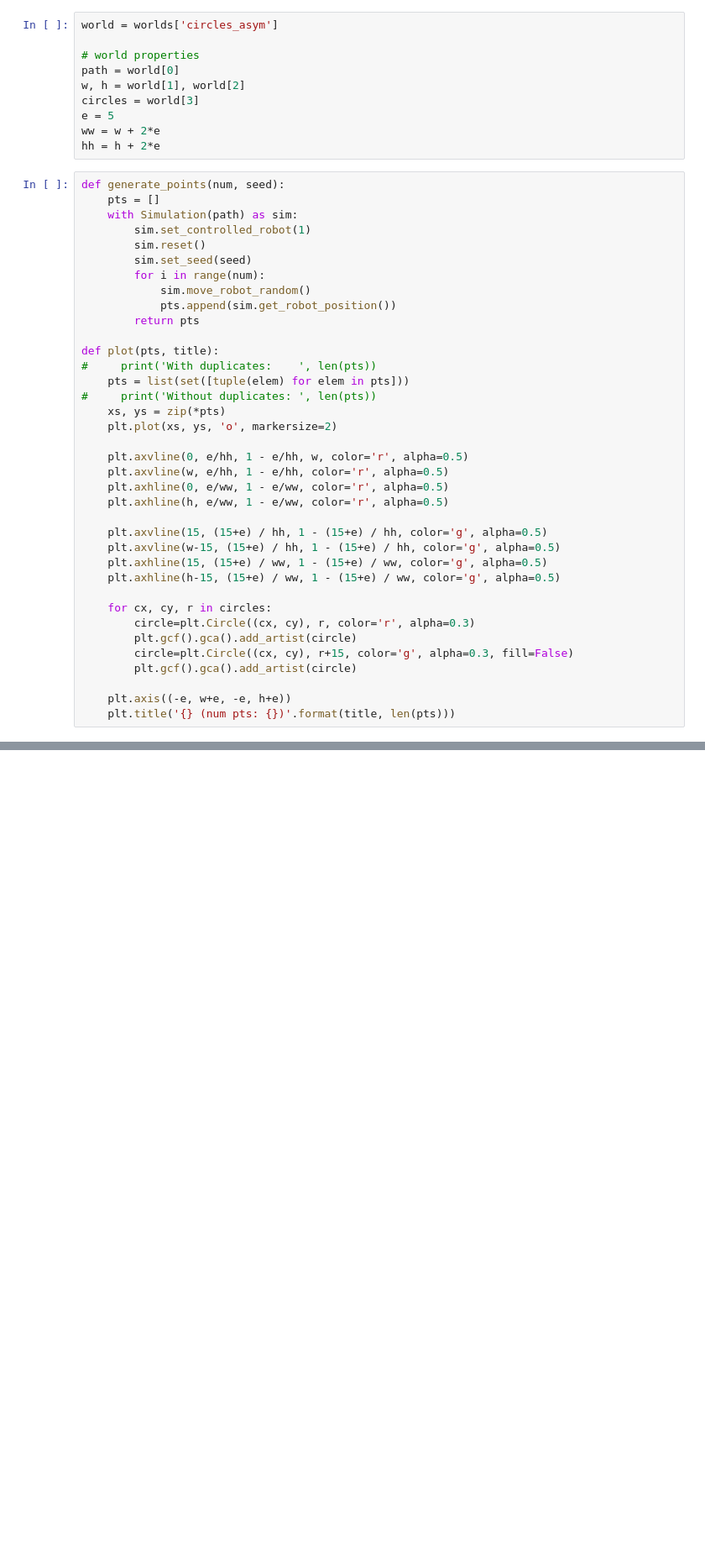
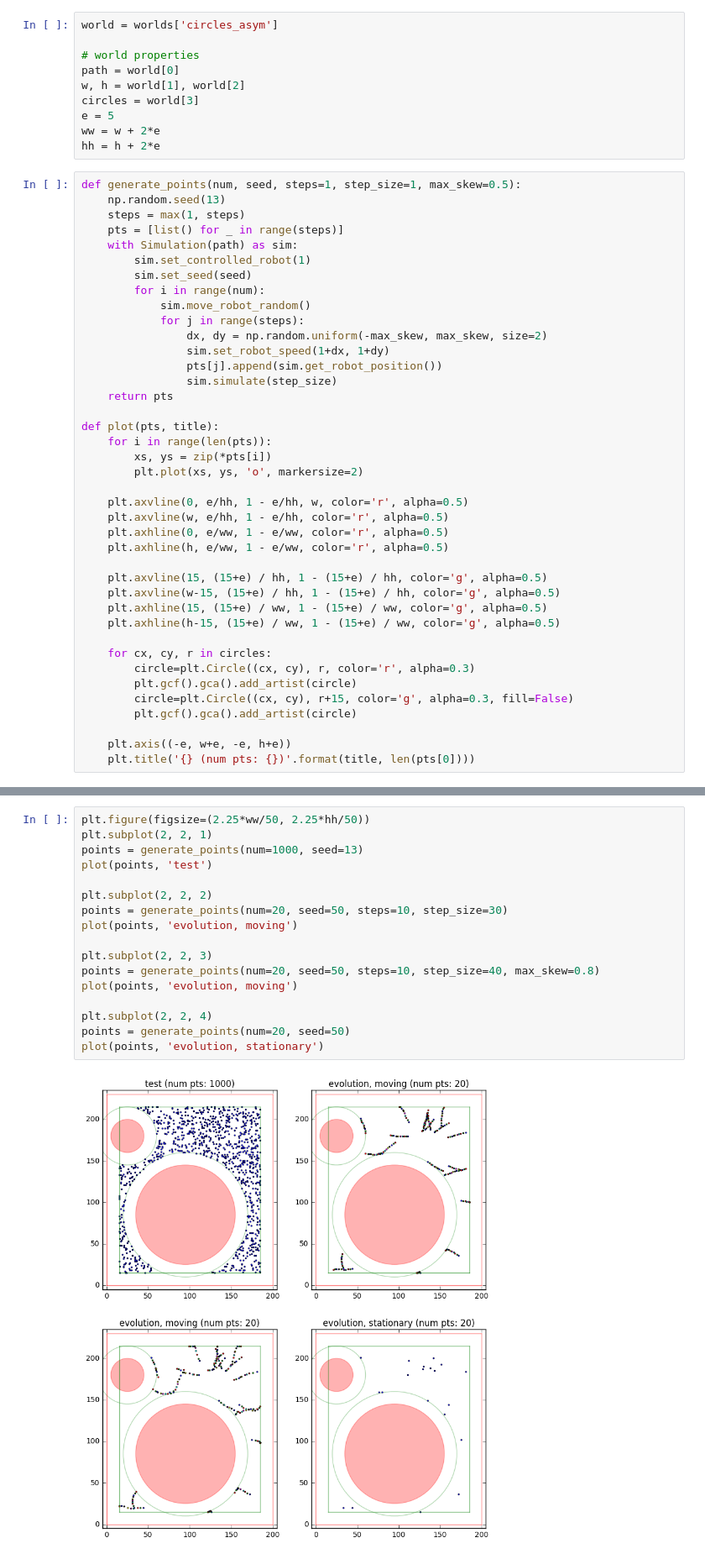
Before and after one commit to Ewande/private-research, a Jupyter notebook: master_thesis/starting_points.ipynb, the cells around one changed output, grey strips where cells are left out. Shown: that part at 84% size. Drawn from its saved outputs; the diff is of its cells as text; blank space fills up the shorter version.

Commit message:
visualize moving points

```diff
--- a/master_thesis/starting_points.ipynb
+++ b/master_thesis/starting_points.ipynb
@@ -30,23 +30,26 @@ e = 5
 ww = w + 2*e
 hh = h + 2*e
 # %%
-def generate_points(num, seed):
-    pts = []
+def generate_points(num, seed, steps=1, step_size=1, max_skew=0.5):
+    np.random.seed(13)
+    steps = max(1, steps)
+    pts = [list() for _ in range(steps)]
     with Simulation(path) as sim:
         sim.set_controlled_robot(1)
-        sim.reset()
         sim.set_seed(seed)
         for i in range(num):
             sim.move_robot_random()
-            pts.append(sim.get_robot_position())
-        return pts
+            for j in range(steps):
+                dx, dy = np.random.uniform(-max_skew, max_skew, size=2)
+                sim.set_robot_speed(1+dx, 1+dy)
+                pts[j].append(sim.get_robot_position())
+                sim.simulate(step_size)
+    return pts
 
 def plot(pts, title):
-#     print('With duplicates:    ', len(pts))
-    pts = list(set([tuple(elem) for elem in pts]))
-#     print('Without duplicates: ', len(pts))
-    xs, ys = zip(*pts)
-    plt.plot(xs, ys, 'o', markersize=2)
+    for i in range(len(pts)):
+        xs, ys = zip(*pts[i])
+        plt.plot(xs, ys, 'o', markersize=2)
 
     plt.axvline(0, e/hh, 1 - e/hh, w, color='r', alpha=0.5)
     plt.axvline(w, e/hh, 1 - e/hh, color='r', alpha=0.5)
@@ -65,4 +68,4 @@ def plot(pts, title):
         plt.gcf().gca().add_artist(circle)
 
     plt.axis((-e, w+e, -e, h+e))
-    plt.title('{} (num pts: {})'.format(title, len(pts)))
+    plt.title('{} (num pts: {})'.format(title, len(pts[0])))
@@ -80,0 +72,19 @@ plot(points, 'evolution')
+# %%
+plt.figure(figsize=(2.25*ww/50, 2.25*hh/50))
+plt.subplot(2, 2, 1)
+points = generate_points(num=1000, seed=13)
+plot(points, 'test')
+
+plt.subplot(2, 2, 2)
+points = generate_points(num=20, seed=50, steps=10, step_size=30)
+plot(points, 'evolution, moving')
+
+plt.subplot(2, 2, 3)
+points = generate_points(num=20, seed=50, steps=10, step_size=40, max_skew=0.8)
+plot(points, 'evolution, moving')
+
+plt.subplot(2, 2, 4)
+points = generate_points(num=20, seed=50)
+plot(points, 'evolution, stationary')
+# %% [output]
+[figure, added]
```
Also changed, not shown: parts of 2 cells of this notebook.
